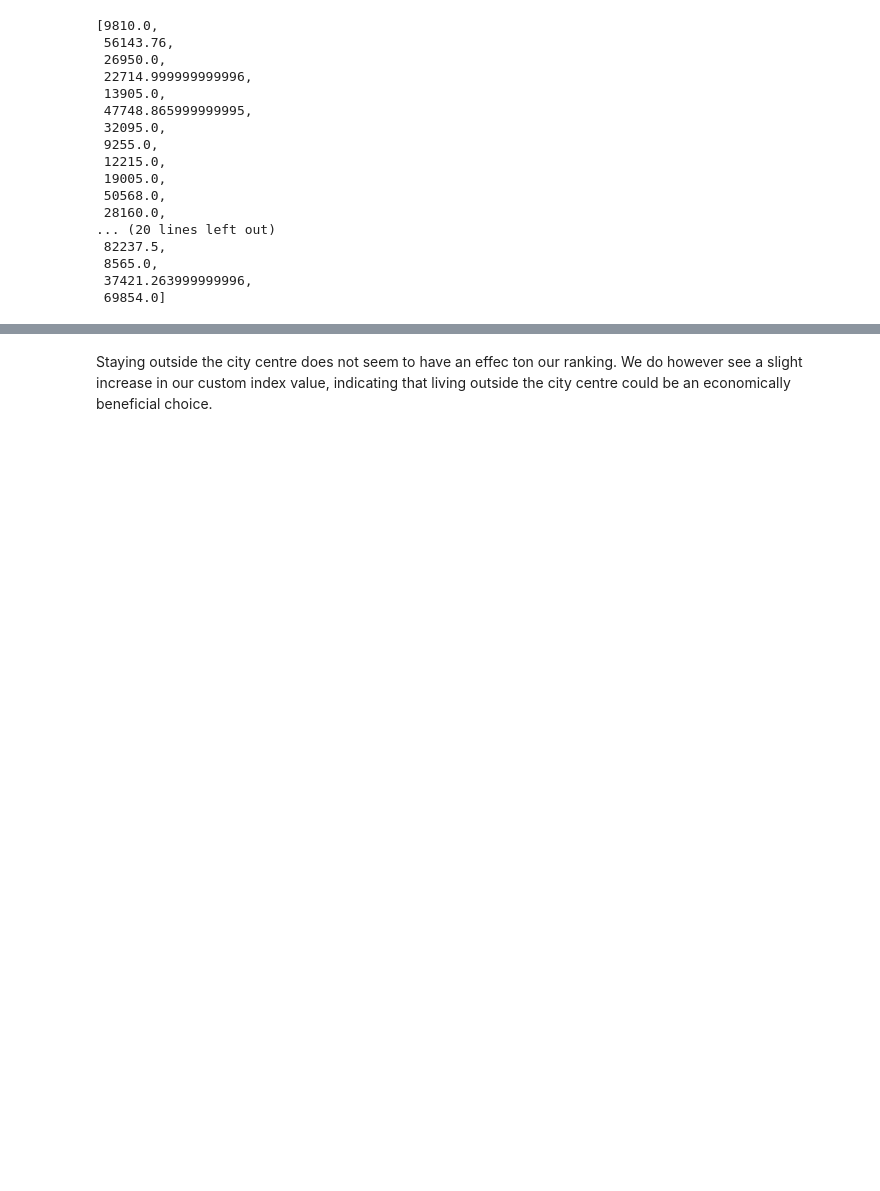
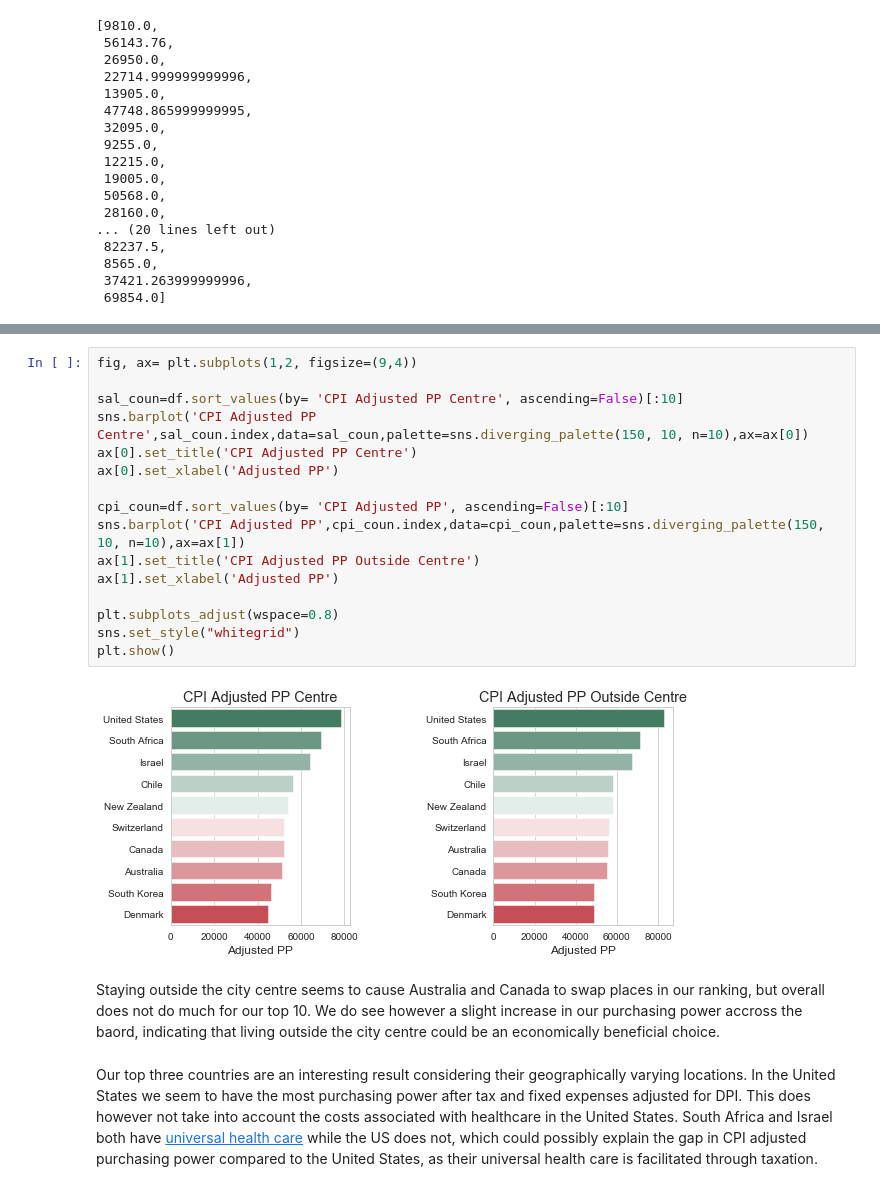
Before and after one commit to hendrikbaacke/Data-Madness, a Jupyter notebook: Income_and_Living_Prices__Data_Madness.ipynb, the cells around one changed output, grey strips where cells are left out. Saved outputs shown, nothing was run; the diff lists cells and outputs as text; blank space fills up the shorter version.

```diff
--- a/Income_and_Living_Prices__Data_Madness.ipynb
+++ b/Income_and_Living_Prices__Data_Madness.ipynb
@@ -1080,2 +1128,25 @@ df.sort_values(by= 'custom_index', ascending=False)[:10]
+# %%
+fig, ax= plt.subplots(1,2, figsize=(9,4))
+
+sal_coun=df.sort_values(by= 'CPI Adjusted PP Centre', ascending=False)[:10]
+sns.barplot('CPI Adjusted PP Centre',sal_coun.index,data=sal_coun,palette=sns.diverging_palette(150, 10, n=10),ax=ax[0])
+ax[0].set_title('CPI Adjusted PP Centre')
+ax[0].set_xlabel('Adjusted PP')
+
+cpi_coun=df.sort_values(by= 'CPI Adjusted PP', ascending=False)[:10]
+sns.barplot('CPI Adjusted PP',cpi_coun.index,data=cpi_coun,palette=sns.diverging_palette(150, 10, n=10),ax=ax[1])
+ax[1].set_title('CPI Adjusted PP Outside Centre')
+ax[1].set_xlabel('Adjusted PP')
+
+plt.subplots_adjust(wspace=0.8)
+sns.set_style("whitegrid")
+plt.show()
+# %% [output]
+[figure, added]
 # %% [markdown]
-Staying outside the city centre does not seem to have an effec ton our ranking. We do however see a slight increase in our custom index value, indicating that living outside the city centre could be an economically beneficial choice.
+Staying outside the city centre seems to cause Australia and Canada to swap places in our ranking, but overall does not do much for our top 10. We do see however a slight increase in our purchasing power accross the baord, indicating that living outside the city centre could be an economically beneficial choice.
+# %% [markdown]
+Our top three countries are an interesting result considering their geographically varying locations. In the United States we seem to have the most purchasing power after tax and fixed expenses adjusted for DPI. This does however not take into account the costs associated with healthcare in the United States. South Africa and Israel both have [universal health care][1] while the US does not, which could possibly explain the gap in CPI adjusted purchasing power compared to the United States, as their universal health care is facilitated through taxation.
+
+
+[1]: https://en.wikipedia.org/wiki/List_of_countries_with_universal_health_care#:~:text=Countries%20with%20universal%20healthcare%20include,Ukraine%2C%20and%20the%20United%20Kingdom. "List of countries with universal health car"
```
Also changed, not shown: parts of 9 cells of this notebook.
